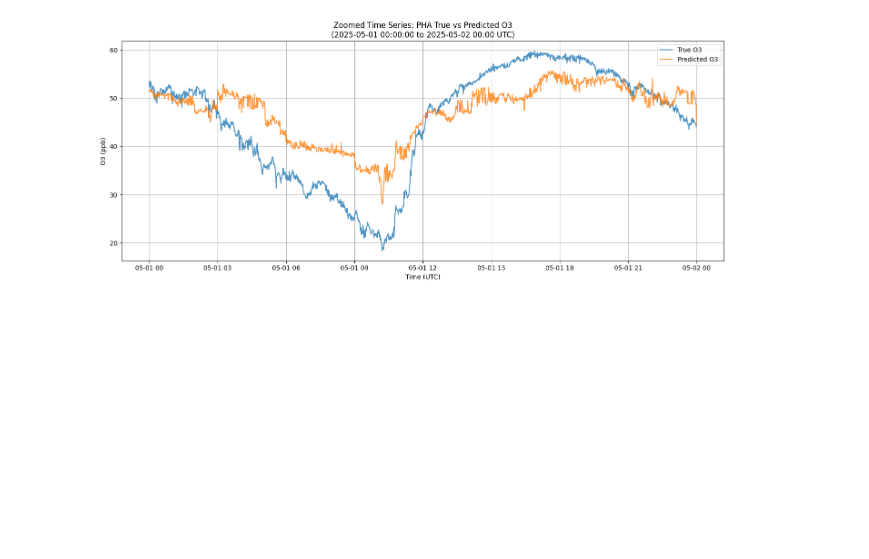
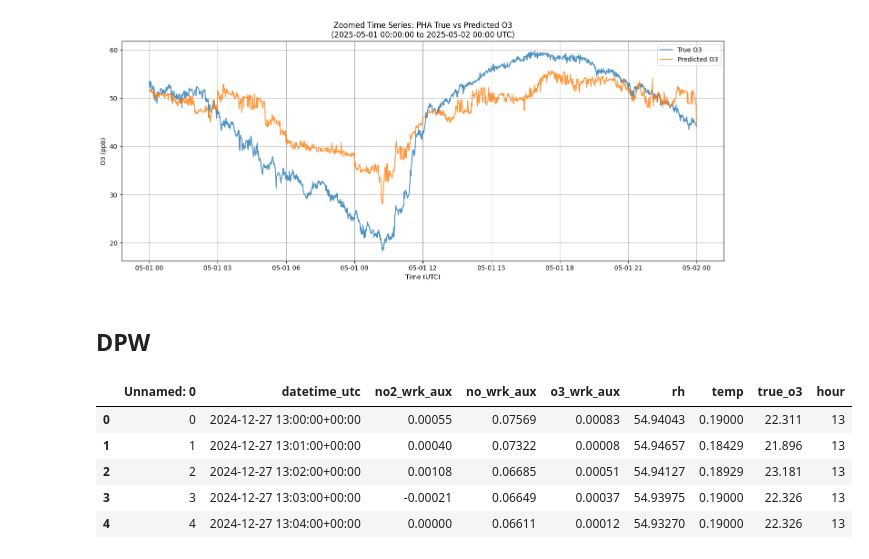
Before and after one commit to jacklardner/beacon-to-modulair-ozone, a Jupyter notebook: models.ipynb, the cells around one changed output. Saved outputs shown, nothing was run; the diff lists cells and outputs as text; code cells hidden in the pictures; blank space fills up the shorter version.

```diff
--- a/models.ipynb
+++ b/models.ipynb
@@ -234,3 +234,5 @@ plt.tight_layout()
 plt.show()
 # %% [output]
 [figure]
+# %% [markdown]
+## DPW
@@ -236,0 +242,9 @@ plt.show()
+# %%
+dpw_training_df.head()
+# %% [output]
+|  | Unnamed: 0 | datetime_utc | no2_wrk_aux | no_wrk_aux | o3_wrk_aux | rh | temp | true_o3 | hour |
+| 0 | 0 | 2024-12-27 13:00:00+00:00 | 0.00055 | 0.07569 | 0.00083 | 54.94043 | 0.19000 | 22.311 | 13 |
+| 1 | 1 | 2024-12-27 13:01:00+00:00 | 0.00040 | 0.07322 | 0.00008 | 54.94657 | 0.18429 | 21.896 | 13 |
+| 2 | 2 | 2024-12-27 13:02:00+00:00 | 0.00108 | 0.06685 | 0.00051 | 54.94127 | 0.18929 | 23.181 | 13 |
+| 3 | 3 | 2024-12-27 13:03:00+00:00 | -0.00021 | 0.06649 | 0.00037 | 54.93975 | 0.19000 | 22.326 | 13 |
+| 4 | 4 | 2024-12-27 13:04:00+00:00 | 0.00000 | 0.06611 | 0.00012 | 54.93270 | 0.19000 | 22.326 | 13 |
```
Also changed, not shown: parts of 6 cells of this notebook, 4 other files.
